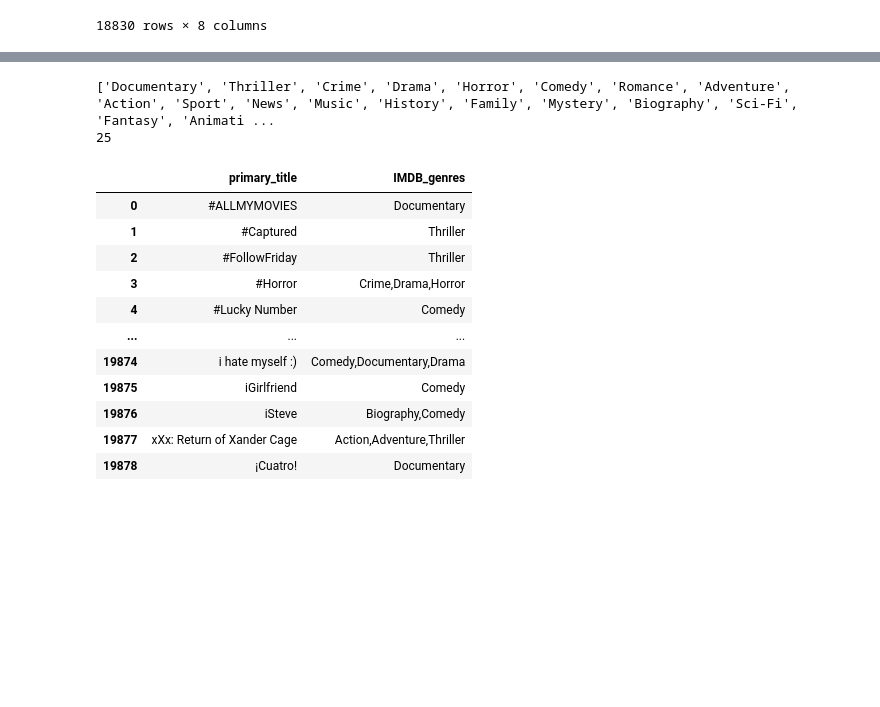
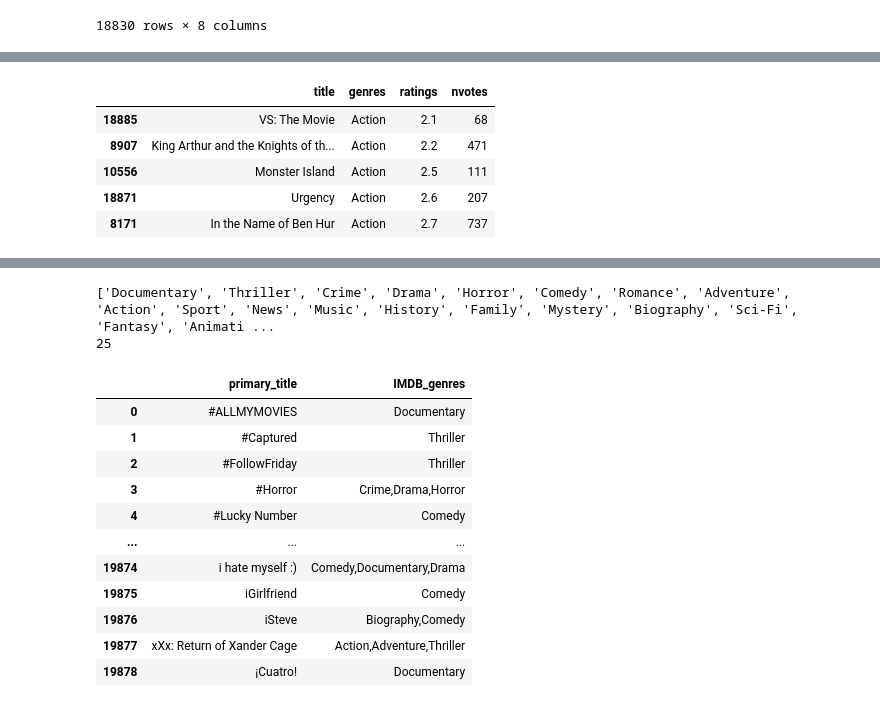
Before and after one commit to learn-co-curriculum/dsc-phase-1-project-v2-4, a Jupyter notebook: hy_data_preperation.ipynb, the cells around one changed output, grey strips where cells are left out. Drawn from its saved outputs; the diff is of its cells as text; code cells hidden in the pictures; blank space fills up the shorter version.

```diff
--- a/hy_data_preperation.ipynb
+++ b/hy_data_preperation.ipynb
@@ -240,0 +271,12 @@ df_join_clean
+# %%
+df_IMDB_genre_ratings.columns = ['title', 'genres', 'ratings', 'nvotes']
+# %%
+df_IMDB_genre_ratings = df_IMDB_genre_ratings.sort_values(by=['genres','ratings'],ascending=True)
+df_IMDB_genre_ratings.head()
+# %% [output]
+|  | title | genres | ratings | nvotes |
+| 18885 | VS: The Movie | Action | 2.1 | 68 |
+| 8907 | King Arthur and the Knights of th... | Action | 2.2 | 471 |
+| 10556 | Monster Island | Action | 2.5 | 111 |
+| 18871 | Urgency | Action | 2.6 | 207 |
+| 8171 | In the Name of Ben Hur | Action | 2.7 | 737 |
```
Also changed, not shown: parts of 8 cells of this notebook.
